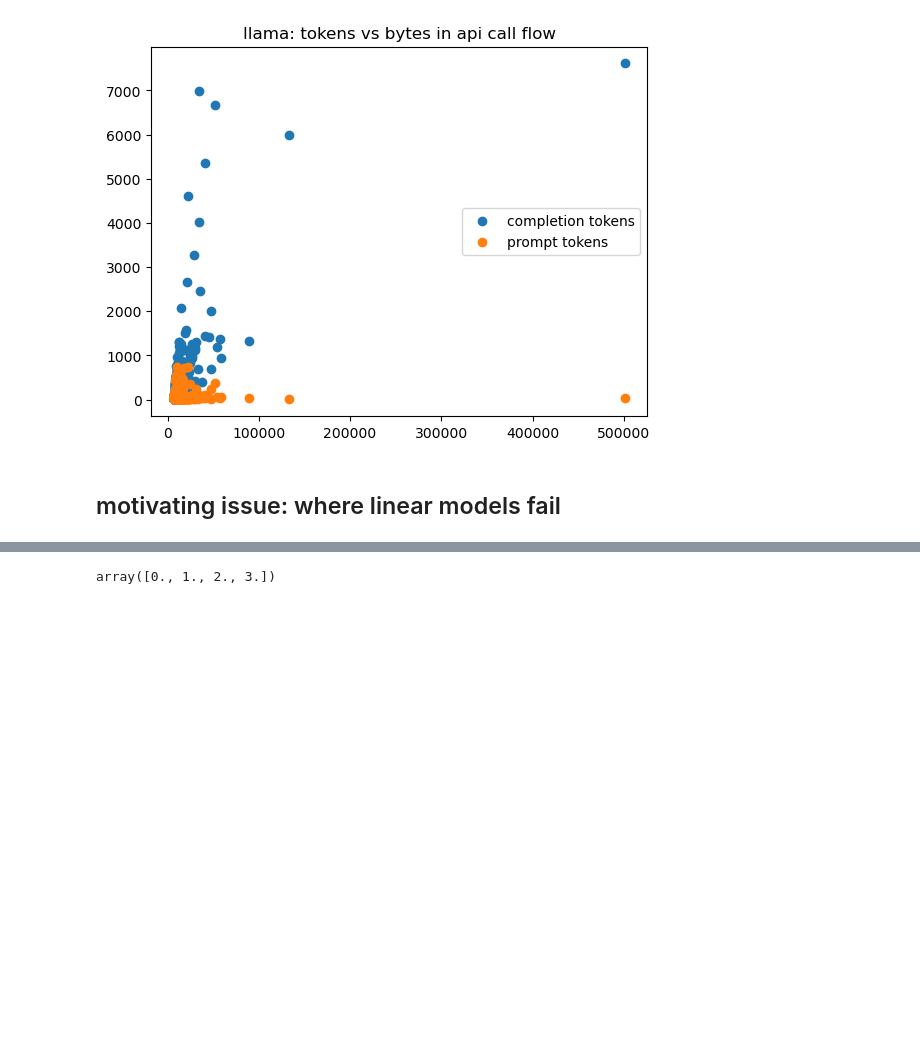
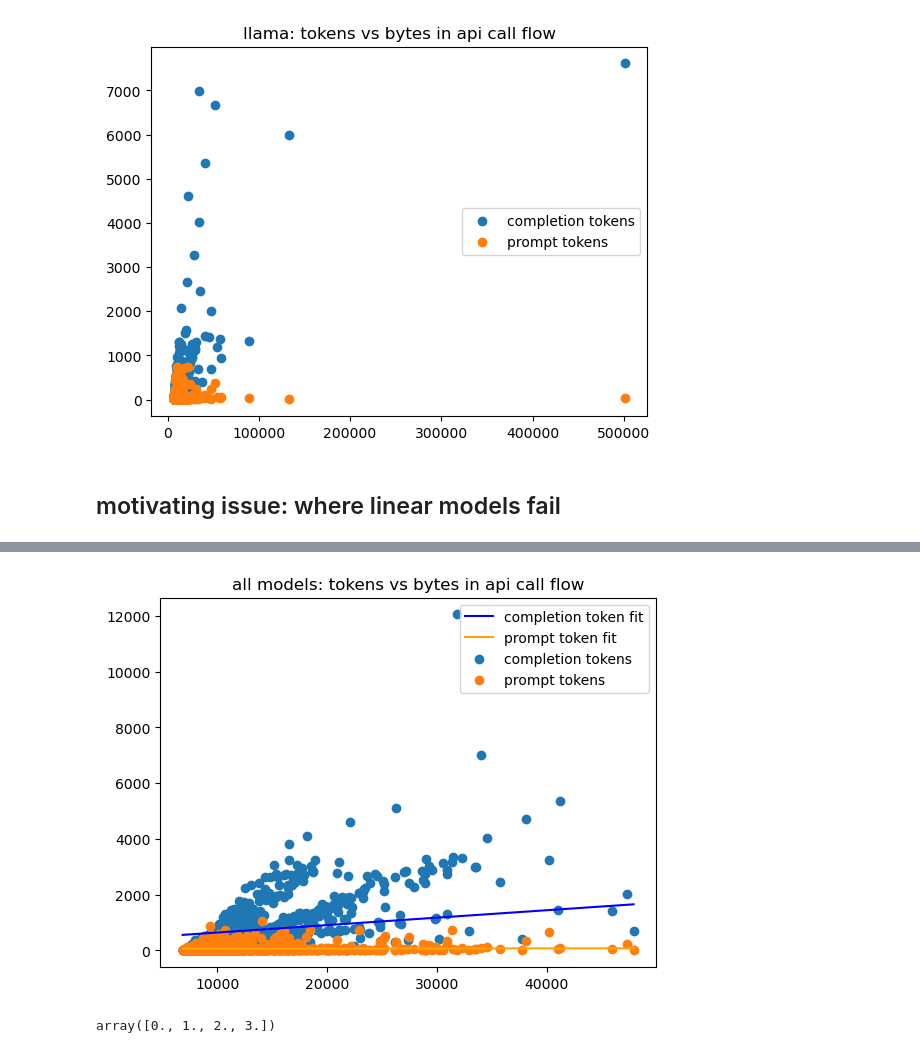
Before and after one commit to noise-course/course-project-zroe1, a Jupyter notebook: main.ipynb, the cells around one changed output, grey strips where cells are left out. Cells and saved outputs as stored; diff of their text form; code cells hidden in the pictures; blank space fills up the shorter version.

Commit message:
update regression stuff - looks great

```diff
--- a/main.ipynb
+++ b/main.ipynb
@@ -203,3 +213,11 @@ plot_regression(llama_segments, llama_labels, 'llama', m_c, b_c, m_p, b_p)
+# %%
+every_api_call = grok_segments + gemini_segments + llama_segments
+every_label = grok_labels + gemini_labels + llama_labels
+
+m_c, b_c, m_p, b_p = get_linear_models(every_api_call, every_label)
+plot_regression(every_api_call, every_label, 'all models', m_c, b_c, m_p, b_p)
+# %% [output]
+[figure, added]
 # %%
 np.linspace(0, 3, 3 + 1)
 # %% [output]
```
Also changed, not shown: parts of 1 cell of this notebook.
